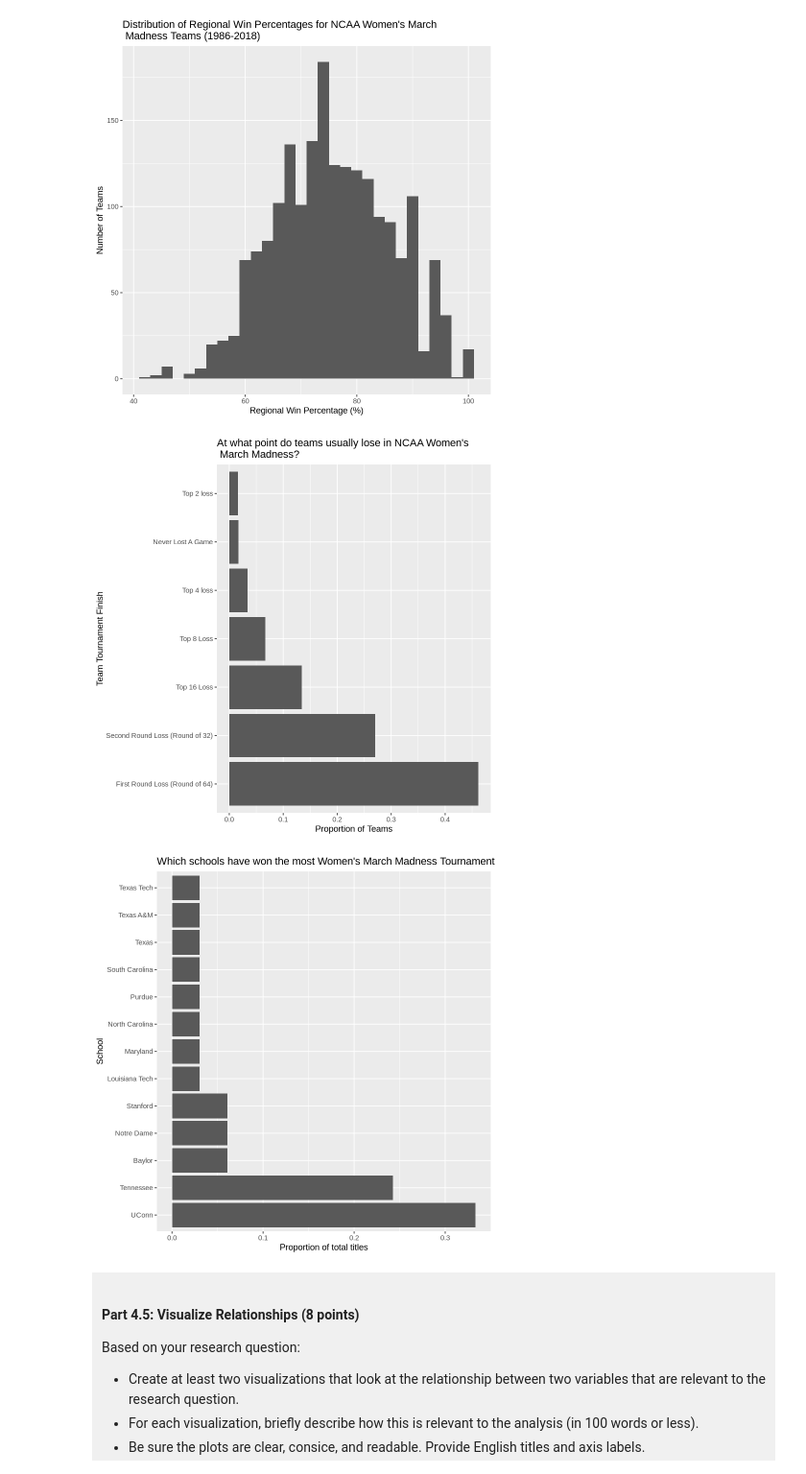
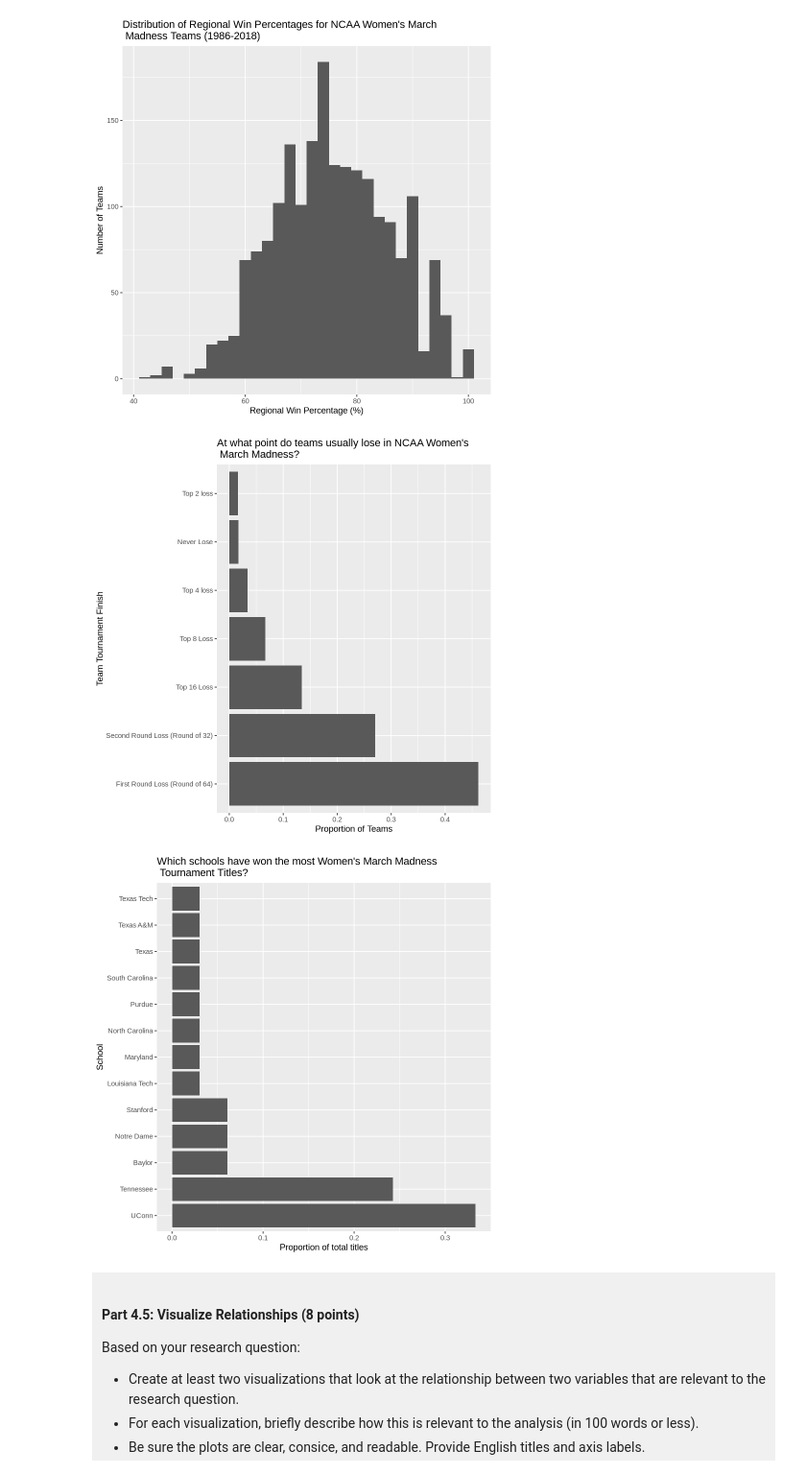
Before and after one commit to naraner/dsci-100-project-narane-ramprasad, a Jupyter notebook: dsci-100-project-notebook.ipynb, the cells around one changed output. Shown at 96% size. Cells and saved outputs as stored; diff of their text form; code cells hidden in the pictures.

```diff
--- a/dsci-100-project-notebook.ipynb
+++ b/dsci-100-project-notebook.ipynb
@@ -393,7 +393,7 @@ graph2 <- WMM_tidy_data |>
                                                "Top 8 Loss" = "t8",
                                                "Top 4 loss" = "t4",
                                                "Top 2 loss" = "t2",
-                                               "Never Lost A Game" = "champ")) |>
+                                               "Never Lose" = "champ")) |>
                    count(tourney_finish) |> # Relative frequency calculations https://stackoverflow.com/questions/24576515/relative-frequencies-proportions-with-dplyr
                     mutate(rel_freq = n / sum(n)) |>
                                                 ggplot(aes(x = rel_freq, y = fct_reorder(tourney_finish, rel_freq, .desc = TRUE))) + # I put the names on the y-axis so they aren't all squished together. I used fct_reorder to order the tournament finish classes by proportion of teams
@@ -403,19 +403,19 @@ graph2 <- WMM_tidy_data |>
                                                      y = "Team Tournament Finish")
 graph2
 # %% [output]
-[figure, old version]
+[figure, new version]
 # %%
 graph3 <- WMM_tidy_data |>
             filter(tourney_finish == "champ") |>
                 count(school) |> # relative frequency calcuations https://stackoverflow.com/questions/24576515/relative-frequencies-proportions-with-dplyr
                 mutate(rel_freq = n / sum(n)) |>
                 ggplot(aes(x = rel_freq, y = fct_reorder(school, rel_freq, .desc = TRUE))) + # I put school on the y-axis so the school names weren't all squishd together. I used fct_reorder to order the schools by proportion of titles
                 geom_bar(stat = "identity") +
-                labs(title = "Which schools have won the most Women's March Madness Tournament Titles?",
+                labs(title = "Which schools have won the most Women's March Madness \n Tournament Titles?",
                      x = "Proportion of total titles", y = "School")
 graph3
 # %% [output]
-[figure, old version]
+[figure, new version]
 # %% [markdown]
 <div style="background-color: #f0f0f0; padding: 10px;">
 
```
